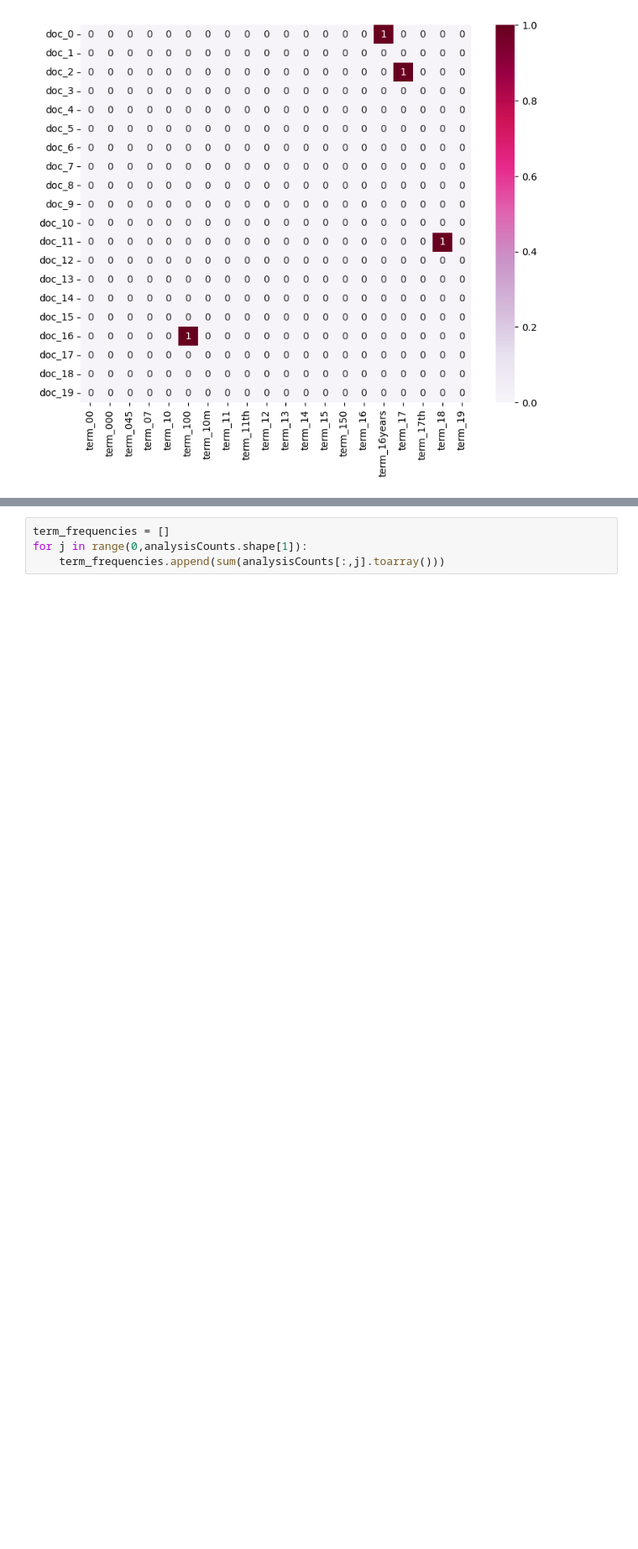
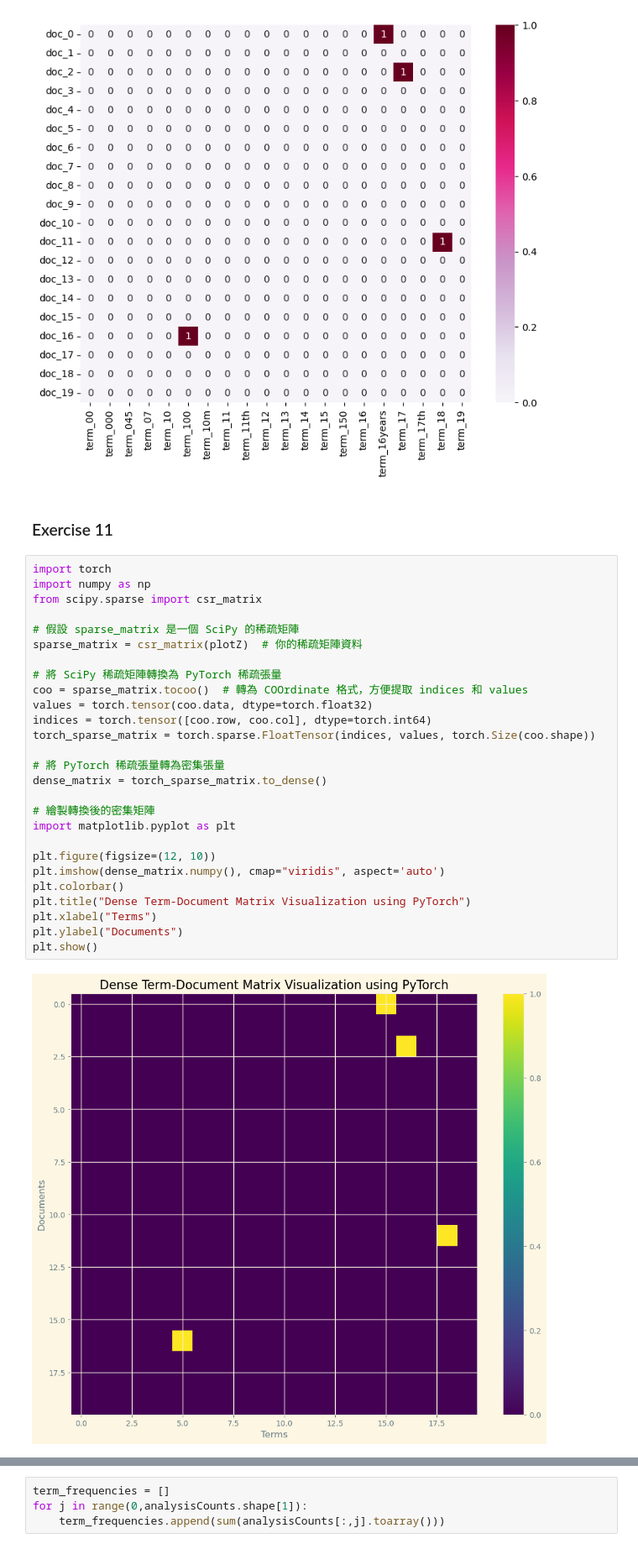
Before and after one commit to eeeee12345126/DM2024-Lab1-Master, a Jupyter notebook: DM2024-Lab1-Homework.ipynb, the cells around one changed output, grey strips where cells are left out. Shown at 84% size. Saved outputs shown, nothing was run; the diff lists cells and outputs as text; blank space fills up the shorter version.

```diff
--- a/DM2024-Lab1-Homework.ipynb
+++ b/DM2024-Lab1-Homework.ipynb
@@ -339,3 +519,34 @@ ax = sns.heatmap(dfPlot,
                  vmin=0, vmax=1, annot=True)
 # %% [output]
 [figure]
+# %% [markdown]
+### Exercise 11
+# %%
+import torch
+import numpy as np
+from scipy.sparse import csr_matrix
+
+# 假設 sparse_matrix 是一個 SciPy 的稀疏矩陣
+sparse_matrix = csr_matrix(plotZ)  # 你的稀疏矩陣資料
+
+# 將 SciPy 稀疏矩陣轉換為 PyTorch 稀疏張量
+coo = sparse_matrix.tocoo()  # 轉為 COOrdinate 格式，方便提取 indices 和 values
+values = torch.tensor(coo.data, dtype=torch.float32)
+indices = torch.tensor([coo.row, coo.col], dtype=torch.int64)
+torch_sparse_matrix = torch.sparse.FloatTensor(indices, values, torch.Size(coo.shape))
+
+# 將 PyTorch 稀疏張量轉為密集張量
+dense_matrix = torch_sparse_matrix.to_dense()
+
+# 繪製轉換後的密集矩陣
+import matplotlib.pyplot as plt
+
+plt.figure(figsize=(12, 10))
+plt.imshow(dense_matrix.numpy(), cmap="viridis", aspect='auto')
+plt.colorbar()
+plt.title("Dense Term-Document Matrix Visualization using PyTorch")
+plt.xlabel("Terms")
+plt.ylabel("Documents")
+plt.show()
+# %% [output]
+[figure, added]
```
Also changed, not shown: parts of 30 cells of this notebook, 1 other file.
